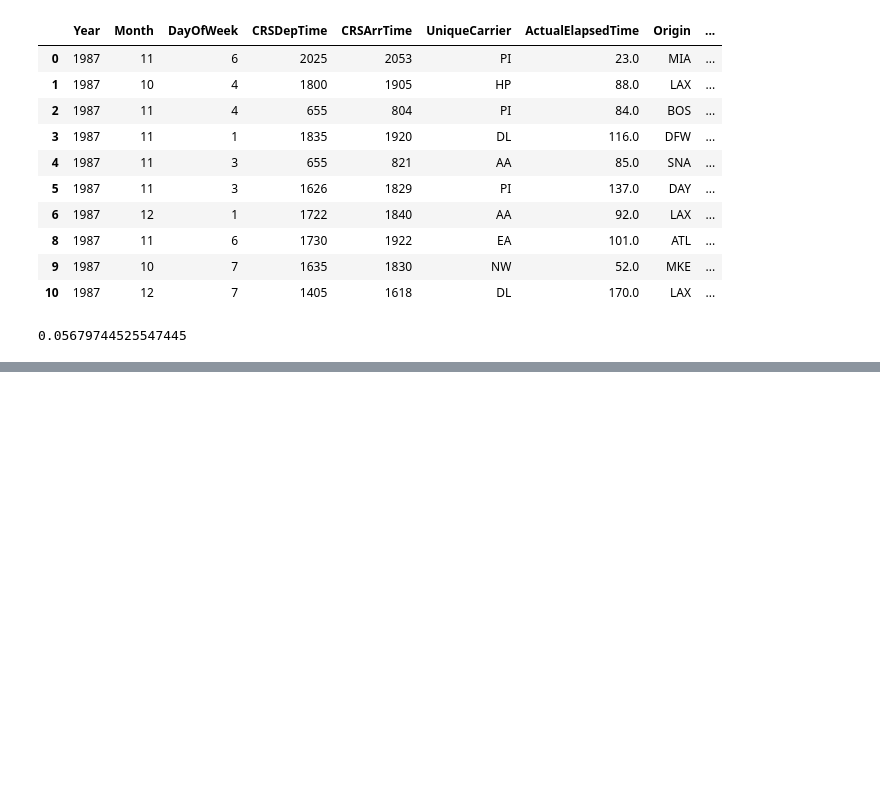
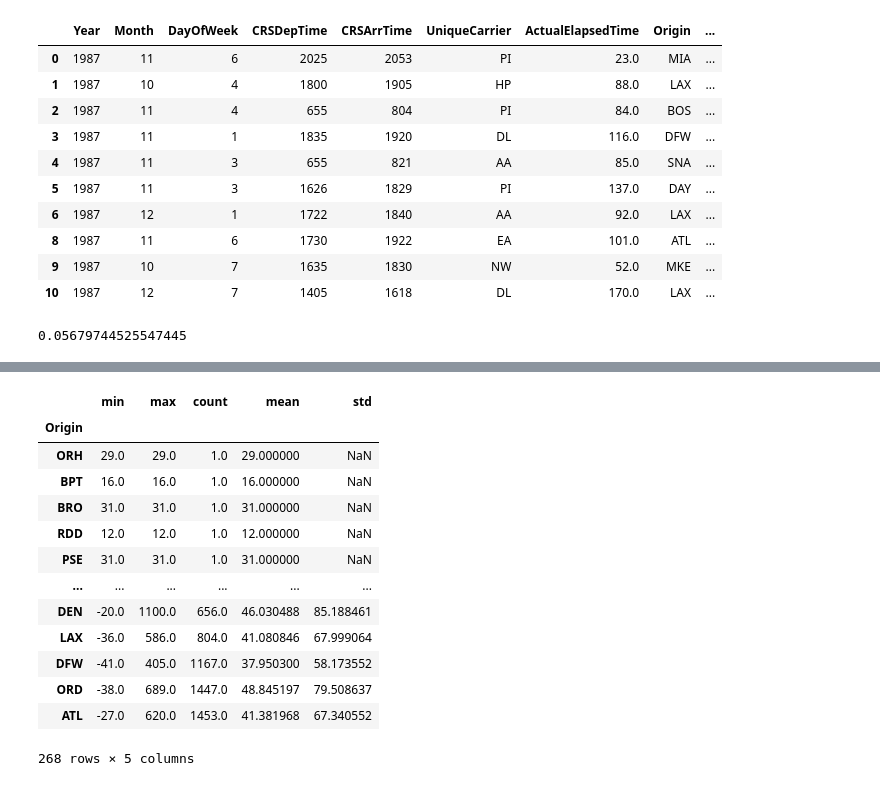
Before and after one commit to joshfuchs/ML_projects, a Jupyter notebook: flight_delays.ipynb, the cells around one changed output, grey strips where cells are left out. Drawn from its saved outputs; the diff is of its cells as text; code cells hidden in the pictures; blank space fills up the shorter version.

```diff
--- a/flight_delays.ipynb
+++ b/flight_delays.ipynb
@@ -551,0 +593,20 @@ print(metrics.accuracy_score(y_valid, preds))
+# %%
+# look at each origin separately
+global_stats = df_edited['TotalDelay'].groupby(df_edited['Origin']).apply(get_stats).unstack()
+global_stats = global_stats.sort_values('count')
+global_stats
+# %% [output]
+|  | min | max | count | mean | std |
+| Origin |  |  |  |  |  |
+| ORH | 29.0 | 29.0 | 1.0 | 29.000000 | NaN |
+| BPT | 16.0 | 16.0 | 1.0 | 16.000000 | NaN |
+| BRO | 31.0 | 31.0 | 1.0 | 31.000000 | NaN |
+| RDD | 12.0 | 12.0 | 1.0 | 12.000000 | NaN |
+| PSE | 31.0 | 31.0 | 1.0 | 31.000000 | NaN |
+| ... | ... | ... | ... | ... | ... |
+| DEN | -20.0 | 1100.0 | 656.0 | 46.030488 | 85.188461 |
+| LAX | -36.0 | 586.0 | 804.0 | 41.080846 | 67.999064 |
+| DFW | -41.0 | 405.0 | 1167.0 | 37.950300 | 58.173552 |
+| ORD | -38.0 | 689.0 | 1447.0 | 48.845197 | 79.508637 |
+| ATL | -27.0 | 620.0 | 1453.0 | 41.381968 | 67.340552 |
+268 rows × 5 columns
```
Also changed, not shown: parts of 6 cells of this notebook.
